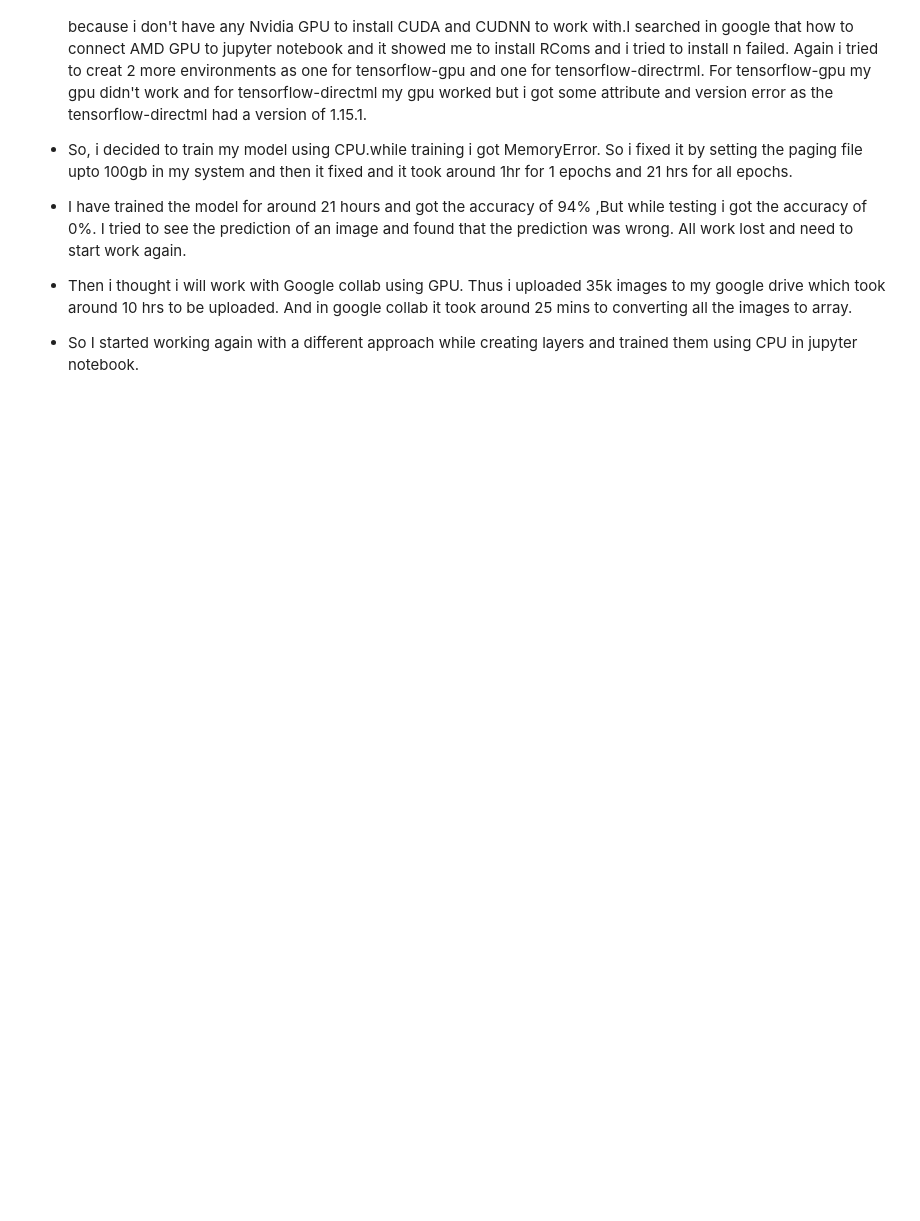
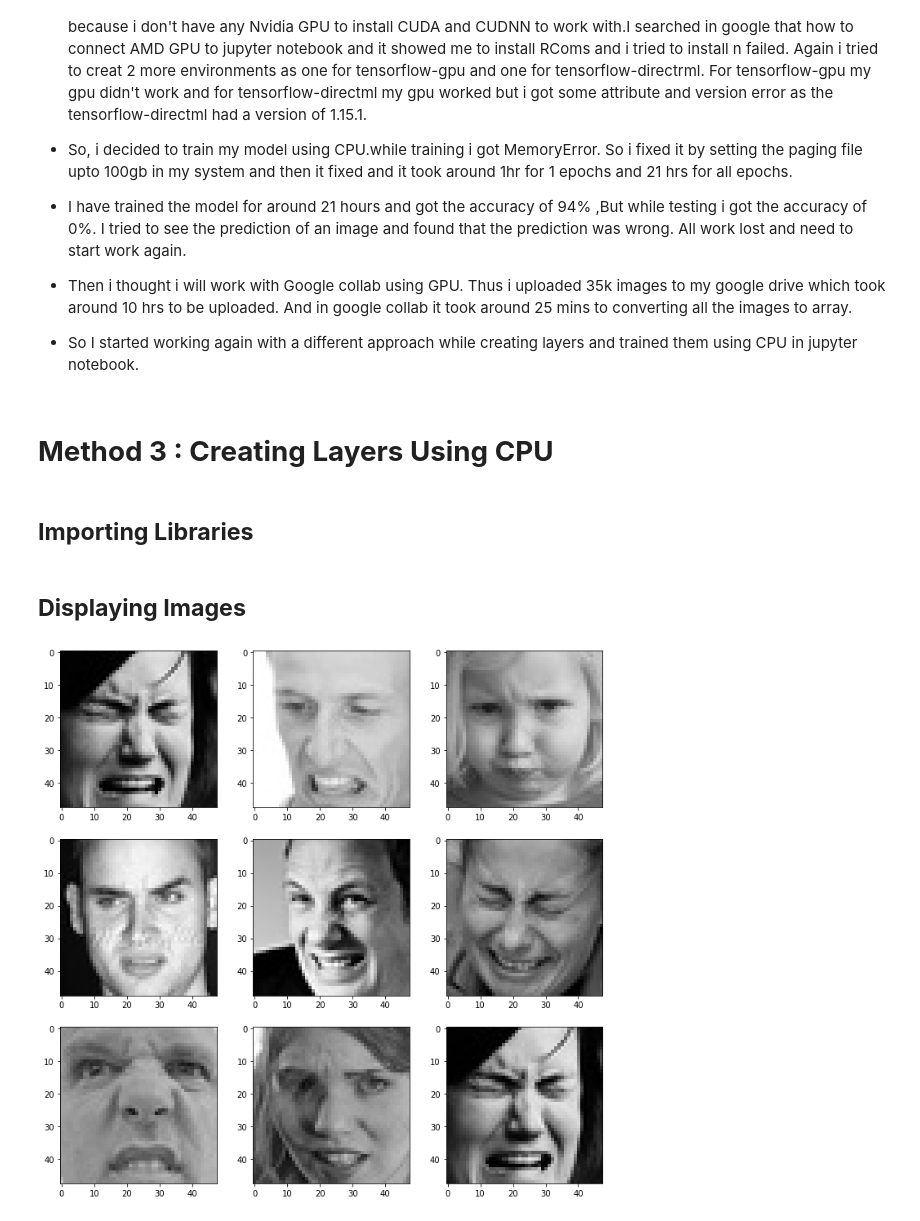
Before and after one commit to UthamanA/Face-Emotion-Recognition, a Jupyter notebook: Face_Emotion_Recognition.ipynb, the cells around one changed output. Cells and saved outputs as stored; diff of their text form; code cells hidden in the pictures; blank space fills up the shorter version.

```diff
--- a/Face_Emotion_Recognition.ipynb
+++ b/Face_Emotion_Recognition.ipynb
@@ -469,3 +469,7 @@ For tensorflow-gpu my gpu didn't work and for tensorflow-directml my gpu worked
 And  in google collab it took around 25 mins to converting all the images to array.
 
 * So I started working again with a different approach while creating layers and trained them using CPU in jupyter notebook.
+# %% [markdown]
+# **Method 3 : Creating Layers Using CPU**
+# %% [markdown]
+## **Importing Libraries**
@@ -471,0 +492,19 @@ And  in google collab it took around 25 mins to converting all the images to arr
+# %% [markdown]
+## **Displaying Images**
+# %%
+#Displaying Images
+
+picture_size = 48
+folder_path = "images/"
+
+expression = 'disgust'
+
+plt.figure(figsize= (12,12))
+for i in range(1, 10, 1):
+    plt.subplot(3,3,i)
+    img = load_img(folder_path+"train/"+expression+"/"+
+                  os.listdir(folder_path + "train/" + expression)[i], target_size=(picture_size, picture_size))
+    plt.imshow(img)
+plt.show()
+# %% [output]
+[figure, added]
```
Also changed, not shown: parts of 13 cells of this notebook.
